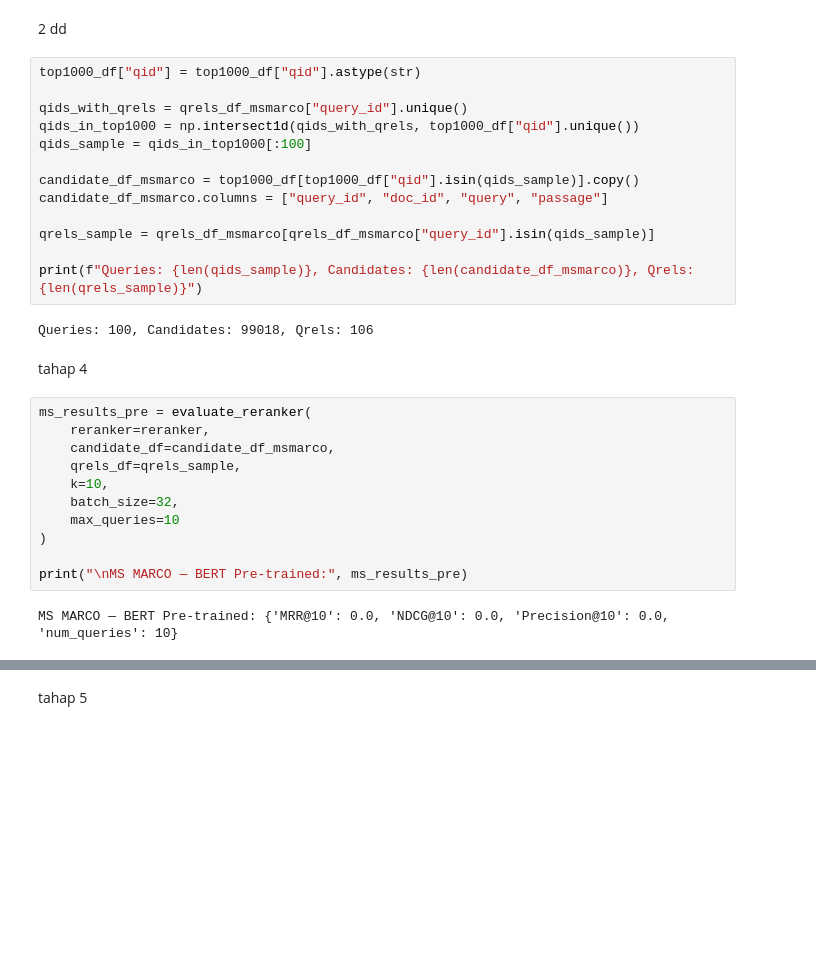
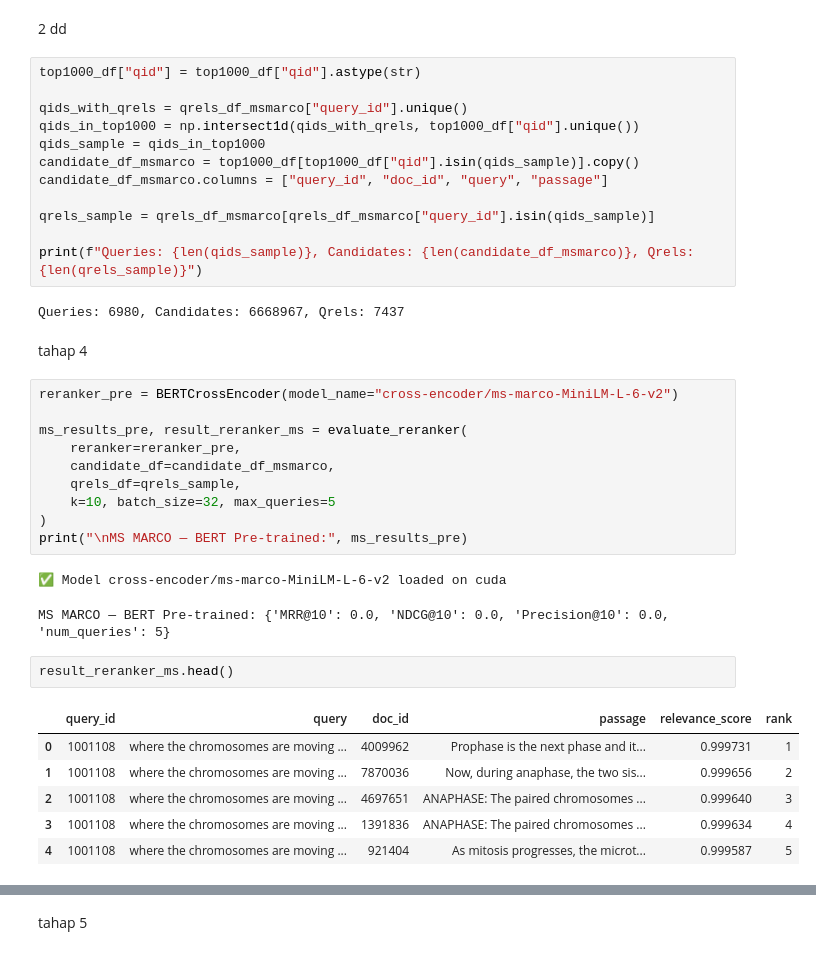
Before and after one commit to teranixbq/IR-BERT-Transformer, a Jupyter notebook: notebooks/Neural_IR_Exercise.ipynb, the cells around one changed output, grey strips where cells are left out. Drawn from its saved outputs; the diff is of its cells as text; blank space fills up the shorter version.

```diff
--- a/notebooks/Neural_IR_Exercise.ipynb
+++ b/notebooks/Neural_IR_Exercise.ipynb
@@ -890,8 +878,7 @@ top1000_df["qid"] = top1000_df["qid"].astype(str)
 
 qids_with_qrels = qrels_df_msmarco["query_id"].unique()
 qids_in_top1000 = np.intersect1d(qids_with_qrels, top1000_df["qid"].unique())
-qids_sample = qids_in_top1000[:100]
-
+qids_sample = qids_in_top1000
 candidate_df_msmarco = top1000_df[top1000_df["qid"].isin(qids_sample)].copy()
 candidate_df_msmarco.columns = ["query_id", "doc_id", "query", "passage"]
 
@@ -899,19 +886,28 @@ qrels_sample = qrels_df_msmarco[qrels_df_msmarco["query_id"].isin(qids_sample)]
 
 print(f"Queries: {len(qids_sample)}, Candidates: {len(candidate_df_msmarco)}, Qrels: {len(qrels_sample)}")
 # %% [output]
-Queries: 100, Candidates: 99018, Qrels: 106
+Queries: 6980, Candidates: 6668967, Qrels: 7437
 # %% [markdown]
 tahap 4
 # %%
-ms_results_pre = evaluate_reranker(
-    reranker=reranker,
+reranker_pre = BERTCrossEncoder(model_name="cross-encoder/ms-marco-MiniLM-L-6-v2")
+
+ms_results_pre, result_reranker_ms = evaluate_reranker(
+    reranker=reranker_pre,
     candidate_df=candidate_df_msmarco,
     qrels_df=qrels_sample,
-    k=10,
-    batch_size=32,
-    max_queries=10
+    k=10, batch_size=32, max_queries=5
 )
-
 print("\nMS MARCO — BERT Pre-trained:", ms_results_pre)
 # %% [output]
-MS MARCO — BERT Pre-trained: {'MRR@10': 0.0, 'NDCG@10': 0.0, 'Precision@10': 0.0, 'num_queries': 10}
+✅ Model cross-encoder/ms-marco-MiniLM-L-6-v2 loaded on cuda
+MS MARCO — BERT Pre-trained: {'MRR@10': 0.0, 'NDCG@10': 0.0, 'Precision@10': 0.0, 'num_queries': 5}
+# %%
+result_reranker_ms.head()
+# %% [output]
+|  | query_id | query | doc_id | passage | relevance_score | rank |
+| 0 | 1001108 | where the chromosomes are moving ... | 4009962 | Prophase is the next phase and it... | 0.999731 | 1 |
+| 1 | 1001108 | where the chromosomes are moving ... | 7870036 | Now, during anaphase, the two sis... | 0.999656 | 2 |
+| 2 | 1001108 | where the chromosomes are moving ... | 4697651 | ANAPHASE: The paired chromosomes ... | 0.999640 | 3 |
+| 3 | 1001108 | where the chromosomes are moving ... | 1391836 | ANAPHASE: The paired chromosomes ... | 0.999634 | 4 |
+| 4 | 1001108 | where the chromosomes are moving ... | 921404 | As mitosis progresses, the microt... | 0.999587 | 5 |
```
Also changed, not shown: parts of 10 cells of this notebook.
